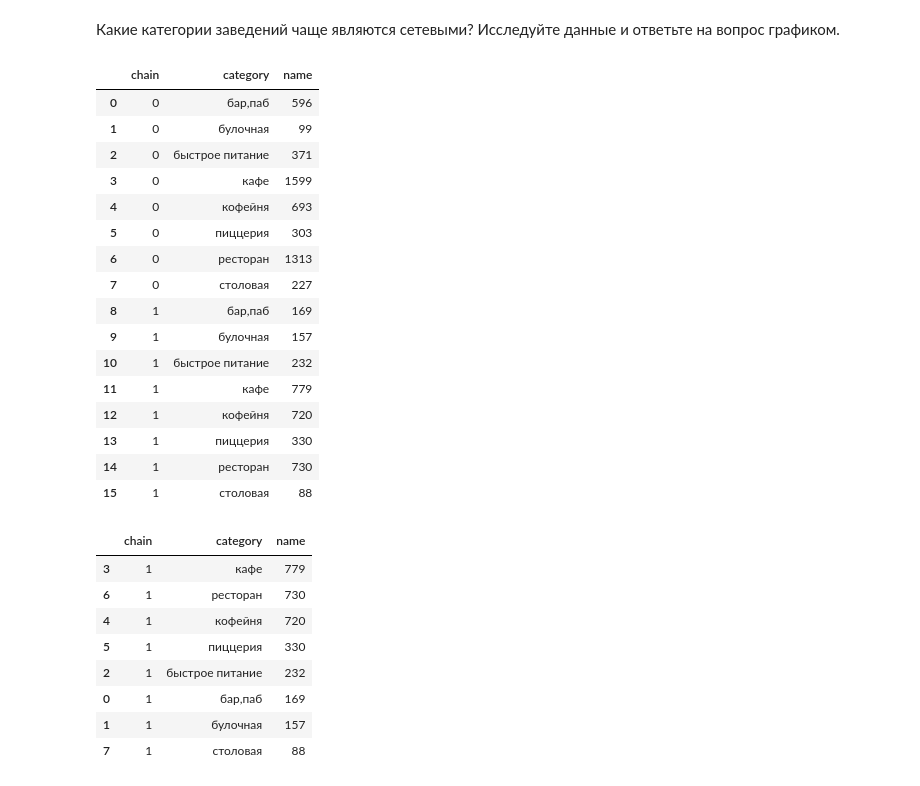
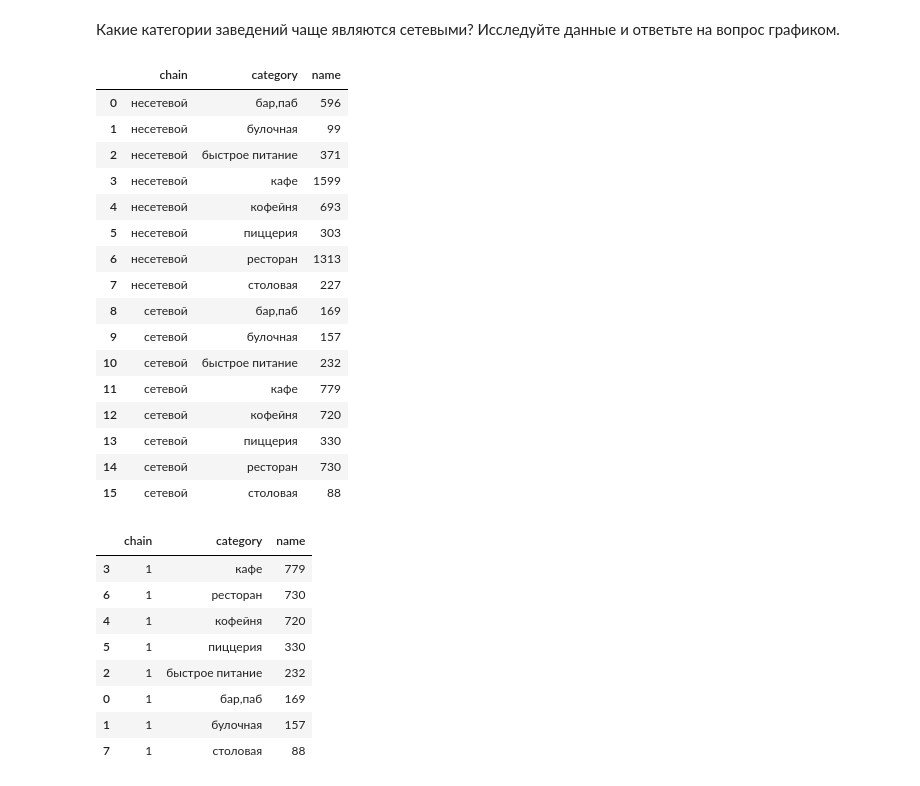
Before and after one commit to akirionenko/research-of-the-public-catering-market-in-Moscow-, a Jupyter notebook: проект_11.ipynb, the cells around one changed output. Saved outputs shown, nothing was run; the diff lists cells and outputs as text; code cells hidden in the pictures.

```diff
--- a/проект_11.ipynb
+++ b/проект_11.ipynb
@@ -190,23 +187,26 @@ fig.show()
 Несетевые заведения пребладают в соотношении 62% к 32% сетевым
 # %% [markdown]
 Какие категории заведений чаще являются сетевыми? Исследуйте данные и ответьте на вопрос графиком.
-# %%
-data.groupby(['chain', 'category'], as_index = False)[['name']].count()
-# %% [output]
-|  | chain | category | name |
-| 0 | 0 | бар,паб | 596 |
-| 1 | 0 | булочная | 99 |
-| 2 | 0 | быстрое питание | 371 |
-| 3 | 0 | кафе | 1599 |
-| 4 | 0 | кофейня | 693 |
-| 5 | 0 | пиццерия | 303 |
-| 6 | 0 | ресторан | 1313 |
-| 7 | 0 | столовая | 227 |
-| 8 | 1 | бар,паб | 169 |
-| 9 | 1 | булочная | 157 |
-| 10 | 1 | быстрое питание | 232 |
-| 11 | 1 | кафе | 779 |
-| 12 | 1 | кофейня | 720 |
-| 13 | 1 | пиццерия | 330 |
-| 14 | 1 | ресторан | 730 |
-| 15 | 1 | столовая | 88 |
+# %%
+data_chain = data.groupby(['chain', 'category'], as_index = False)[['name']].count()
+data_chain['chain'] = data_chain['chain'].replace(0, 'несетевой')
+data_chain['chain'] = data_chain['chain'].replace(1, 'сетевой')
+data_chain
+# %% [output]
+|  | chain | category | name |
+| 0 | несетевой | бар,паб | 596 |
+| 1 | несетевой | булочная | 99 |
+| 2 | несетевой | быстрое питание | 371 |
+| 3 | несетевой | кафе | 1599 |
+| 4 | несетевой | кофейня | 693 |
+| 5 | несетевой | пиццерия | 303 |
+| 6 | несетевой | ресторан | 1313 |
+| 7 | несетевой | столовая | 227 |
+| 8 | сетевой | бар,паб | 169 |
+| 9 | сетевой | булочная | 157 |
+| 10 | сетевой | быстрое питание | 232 |
+| 11 | сетевой | кафе | 779 |
+| 12 | сетевой | кофейня | 720 |
+| 13 | сетевой | пиццерия | 330 |
+| 14 | сетевой | ресторан | 730 |
+| 15 | сетевой | столовая | 88 |
```
Also changed, not shown: parts of 5 cells of this notebook.
